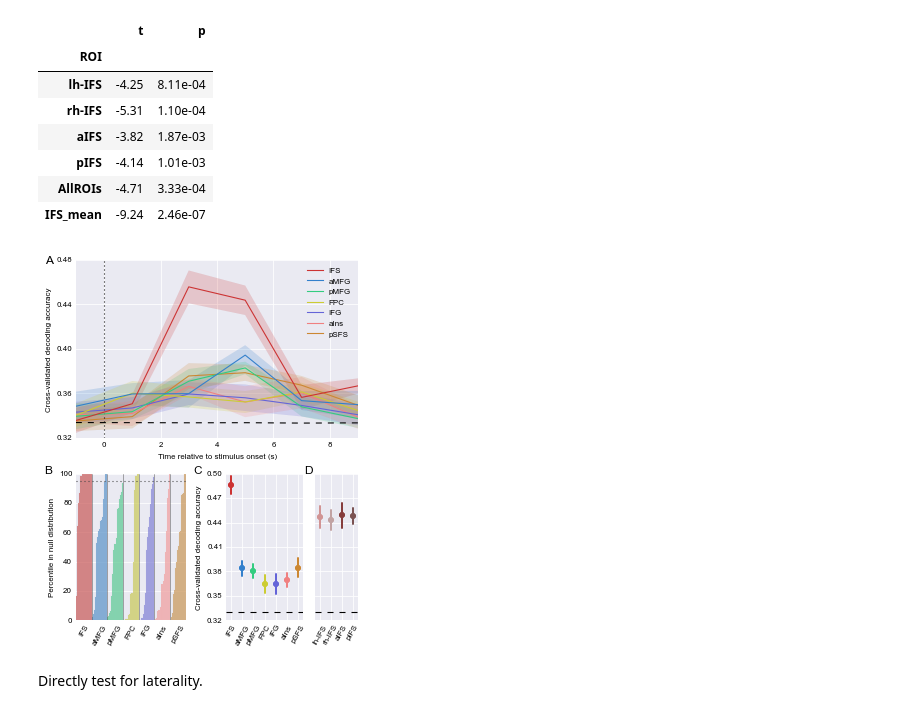
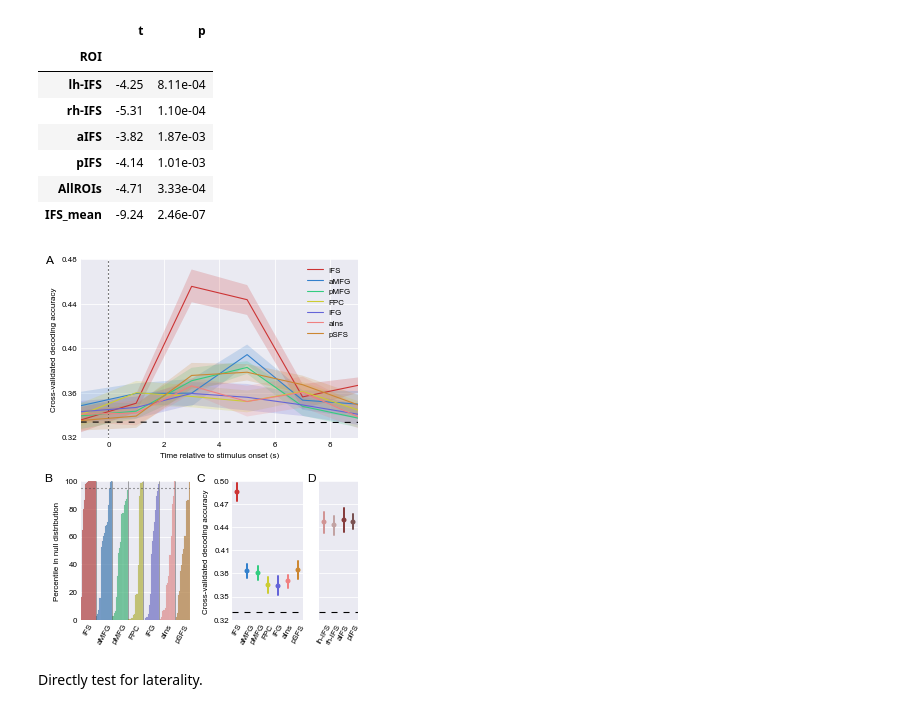
Before and after one commit to WagnerLabPapers/Waskom_JNeurosci_2014, a Jupyter notebook: Main_Analysis.ipynb, the cells around one changed output. Cells and saved outputs as stored; diff of their text form; code cells hidden in the pictures.

```diff
--- a/Main_Analysis.ipynb
+++ b/Main_Analysis.ipynb
@@ -117,7 +116,7 @@ def dksort_behav_join():
     behav_data = []
     for subj in subjects:
         df = pd.read_csv(behav_temp % subj, index_col="trial")
-        df["subj"] = repeat(subj, len(df))
+        df["subj"] = np.repeat(subj, len(df))
         behav_data.append(df)
     behav_full = pd.concat(behav_data)
     behav_df = behav_full[behav_full["clean"] & behav_full["correct"]]
@@ -238,21 +237,22 @@ def dksort_decode(rois, rule):
     return dict(rois=rois, accs=accs, chance=chance, peak=peak_df,
                 null=null, ttest=ttest, signif=signif)
 # %%
-def dksort_timecourse_figure(ax, data, ytick_args):
+def dksort_timecourse_figure(ax, data, ytick_args, err_style="ci_band", legend=True, err_kws=None, **kwargs):
     """Plot time-resolved decoding accuracies for multiple ROIs"""
     # Represent chance empirically based on the null distribution
-    chance = array(data["chance"].mean(axis=0))
+    chance = np.array(data["chance"].mean(axis=0))
     ax.plot(timepoints, chance, "k--")
 
     # Plot the stimulus onset
     ax.plot([0, 0], ytick_args[:2], ls=":", c="k")
 
     # Draw the accuracy timecourse for each ROI
-    for i, roi in enumerate(data["rois"]):
-        accs = data["accs"].loc[roi]
-        color = roi_colors[roi]
-        zorder = len(data["rois"]) - i
-        sns.tsplot(timepoints, accs, color=color, label=roi, zorder=zorder, ax=ax)
+    colors = [roi_colors[roi] for roi in data["rois"]]
+    interpolate = not err_style == "ci_bars"
+    accs = pd.melt(data["accs"].reset_index(), ["subj", "ROI"], value_name="acc")
+    sns.tsplot(accs, time="timepoints", unit="subj", condition="ROI", value="acc",
+               color=colors, err_style=err_style, interpolate=interpolate, legend=legend,
+               err_kws=err_kws, ax=ax, **kwargs)
 
     # Adjust the axis scales and tick labels
     ylim = ytick_args[:2]
@@ -279,7 +279,7 @@ def dksort_point_figure(ax, data, chance, ytick_args, yaxis_label):
         color = roi_colors[roi]
         accs = data[roi].values
         ci = moss.ci(moss.bootstrap(accs), 68)
-        ax.plot(i, accs.mean(), "o", color=color, ms=6, mew=0, mec=color)
+        ax.plot(i, accs.mean(), "o", color=color, ms=5, mew=0, mec=color)
         ax.plot([i, i], ci, color=color, lw=2, solid_capstyle="round")
 
     # Set the axis limits
@@ -288,6 +288,7 @@ def dksort_point_figure(ax, data, chance, ytick_args, yaxis_label):
     yticks = np.linspace(*ytick_args)
     ax.set_yticks(yticks)
     ax.set_yticklabels(["%.2f" % t for t in yticks])
+    ax.xaxis.grid(False)
 
     # Set the axis labels
     ax.set_xticks(np.arange(len(data.columns)))
@@ -1015,30 +1025,30 @@ ifs_subrois["ttest"].T
 | IFS_mean | -9.24 | 2.46e-07 |
 # %%
 def dksort_figure_4():
-    f = figure(figsize=(4.48, 5.5))
+    f = plt.figure(figsize=(4.48, 5.5))
 
-    ax_ts = f.add_axes([.105, .53, .875, .45])
+    ax_ts = f.add_axes([.12, .53, .86, .45])
     dksort_timecourse_figure(ax_ts, pfc_dimension, (.32, .48, 5))
 
-    ax_sig = f.add_axes([.105, .07, .34, .37])
+    ax_sig = f.add_axes([.12, .07, .34, .35])
     dksort_significance_figure(ax_sig, pfc_dimension["signif"])
 
-    ax_pfc_peak = f.add_axes([.57, .07, .24, .37])
+    ax_pfc_peak = f.add_axes([.59, .07, .22, .35])
     dksort_point_figure(ax_pfc_peak, pfc_dimension["peak"], .33, (.32, .5, 7), True)
 
-    ax_sub_peak = f.add_axes([.845, .07, .135, .37])
+    ax_sub_peak = f.add_axes([.86, .07, .12, .35])
     dksort_point_figure(ax_sub_peak, ifs_subrois["accs"].filter(regex="IFS$"), .33, (.32, .5, 7), False)
 
     f.text(.01, .97, "A", size=12)
-    f.text(.01, .44, "B", size=12)
-    f.text(.47, .44, "C", size=12)
-    f.text(.815, .44, "D", size=12)
+    f.text(.01, .42, "B", size=12)
+    f.text(.48, .42, "C", size=12)
+    f.text(.825, .42, "D", size=12)
 
     save_figure(f, "figure_4")
 
 dksort_figure_4()
 # %% [output]
-[figure, old version]
+[figure, new version]
 # %% [markdown]
 Directly test for laterality.
 # %%
```
Also changed, not shown: parts of 44 cells of this notebook, 10 other files.
